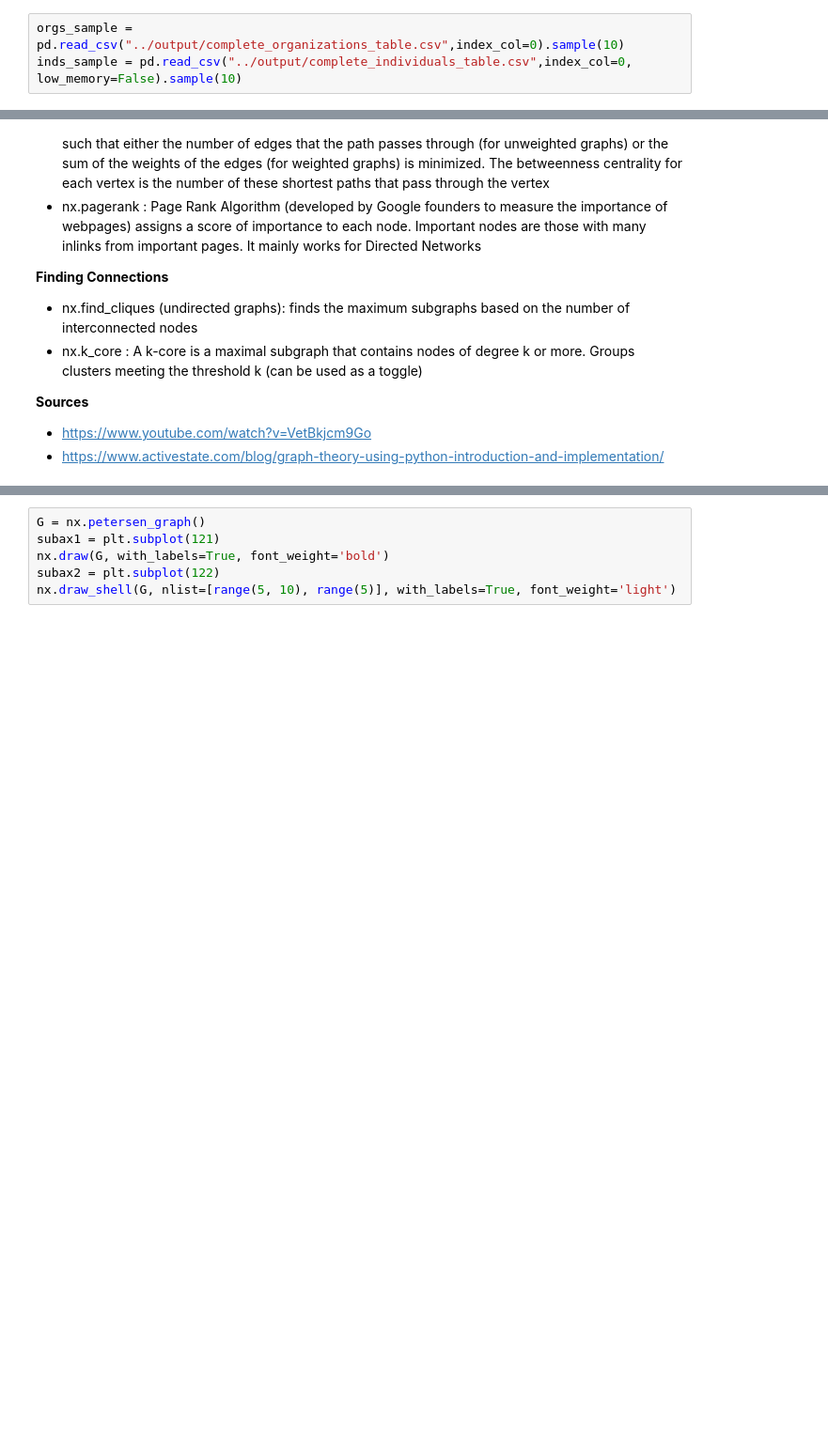
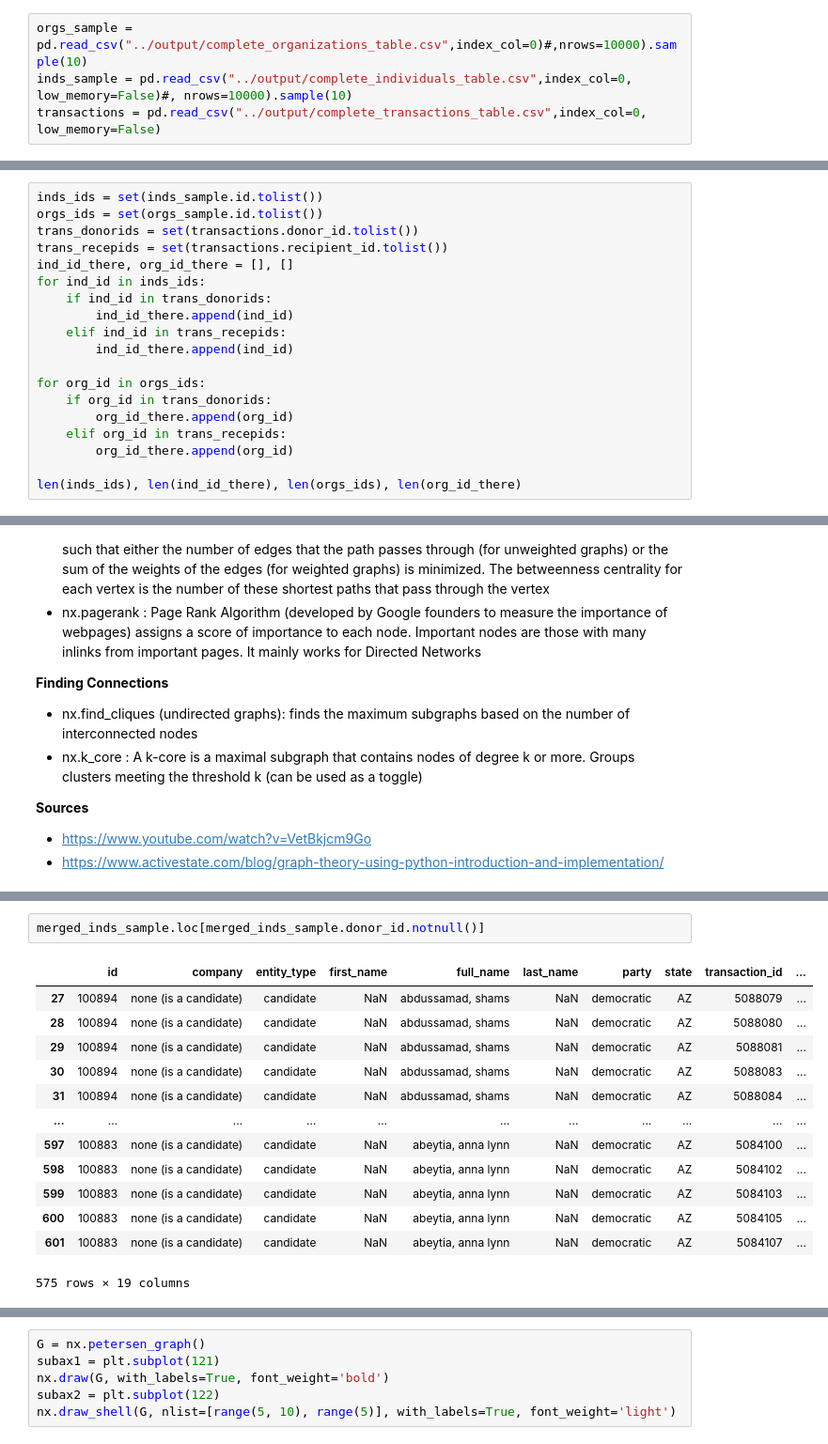
Before and after one commit to uchicago-dsi/climate-cabinet-campaign-finance-tracker, a Jupyter notebook: notebooks/Test.ipynb, the cells around one changed output, grey strips where cells are left out. Shown: that part at 94% size. Cells and saved outputs as stored; diff of their text form; blank space fills up the shorter version.

```diff
--- a/notebooks/Test.ipynb
+++ b/notebooks/Test.ipynb
@@ -7,3 +9,4 @@ import matplotlib.pyplot as plt
 # %%
-orgs_sample = pd.read_csv("../output/complete_organizations_table.csv",index_col=0).sample(10)
-inds_sample = pd.read_csv("../output/complete_individuals_table.csv",index_col=0, low_memory=False).sample(10)
+orgs_sample = pd.read_csv("../output/complete_organizations_table.csv",index_col=0)#,nrows=10000).sample(10)
+inds_sample = pd.read_csv("../output/complete_individuals_table.csv",index_col=0, low_memory=False)#, nrows=10000).sample(10)
+transactions = pd.read_csv("../output/complete_transactions_table.csv",index_col=0, low_memory=False)
@@ -9,0 +35,19 @@ inds_sample = pd.read_csv("../output/complete_individuals_table.csv",index_col=0
+# %%
+inds_ids = set(inds_sample.id.tolist())
+orgs_ids = set(orgs_sample.id.tolist())
+trans_donorids = set(transactions.donor_id.tolist())
+trans_recepids = set(transactions.recipient_id.tolist())
+ind_id_there, org_id_there = [], []
+for ind_id in inds_ids:
+    if ind_id in trans_donorids:
+        ind_id_there.append(ind_id)
+    elif ind_id in trans_recepids:
+        ind_id_there.append(ind_id)
+
+for org_id in orgs_ids:
+    if org_id in trans_donorids:
+        org_id_there.append(org_id)
+    elif org_id in trans_recepids:
+        org_id_there.append(org_id)
+
+len(inds_ids), len(ind_id_there), len(orgs_ids), len(org_id_there)
@@ -104,0 +195,16 @@ Name: 854930, dtype: object
+# %%
+merged_inds_sample.loc[merged_inds_sample.donor_id.notnull()]
+# %% [output]
+|  | id | company | entity_type | first_name | full_name | last_name | party | state | transaction_id | ... |
+| 27 | 100894 | none (is a candidate) | candidate | NaN | abdussamad, shams | NaN | democratic | AZ | 5088079 | ... |
+| 28 | 100894 | none (is a candidate) | candidate | NaN | abdussamad, shams | NaN | democratic | AZ | 5088080 | ... |
+| 29 | 100894 | none (is a candidate) | candidate | NaN | abdussamad, shams | NaN | democratic | AZ | 5088081 | ... |
+| 30 | 100894 | none (is a candidate) | candidate | NaN | abdussamad, shams | NaN | democratic | AZ | 5088083 | ... |
+| 31 | 100894 | none (is a candidate) | candidate | NaN | abdussamad, shams | NaN | democratic | AZ | 5088084 | ... |
+| ... | ... | ... | ... | ... | ... | ... | ... | ... | ... | ... |
+| 597 | 100883 | none (is a candidate) | candidate | NaN | abeytia, anna lynn | NaN | democratic | AZ | 5084100 | ... |
+| 598 | 100883 | none (is a candidate) | candidate | NaN | abeytia, anna lynn | NaN | democratic | AZ | 5084102 | ... |
+| 599 | 100883 | none (is a candidate) | candidate | NaN | abeytia, anna lynn | NaN | democratic | AZ | 5084103 | ... |
+| 600 | 100883 | none (is a candidate) | candidate | NaN | abeytia, anna lynn | NaN | democratic | AZ | 5084105 | ... |
+| 601 | 100883 | none (is a candidate) | candidate | NaN | abeytia, anna lynn | NaN | democratic | AZ | 5084107 | ... |
+575 rows × 19 columns
```
Also changed, not shown: parts of 26 cells of this notebook, 2 other files.
